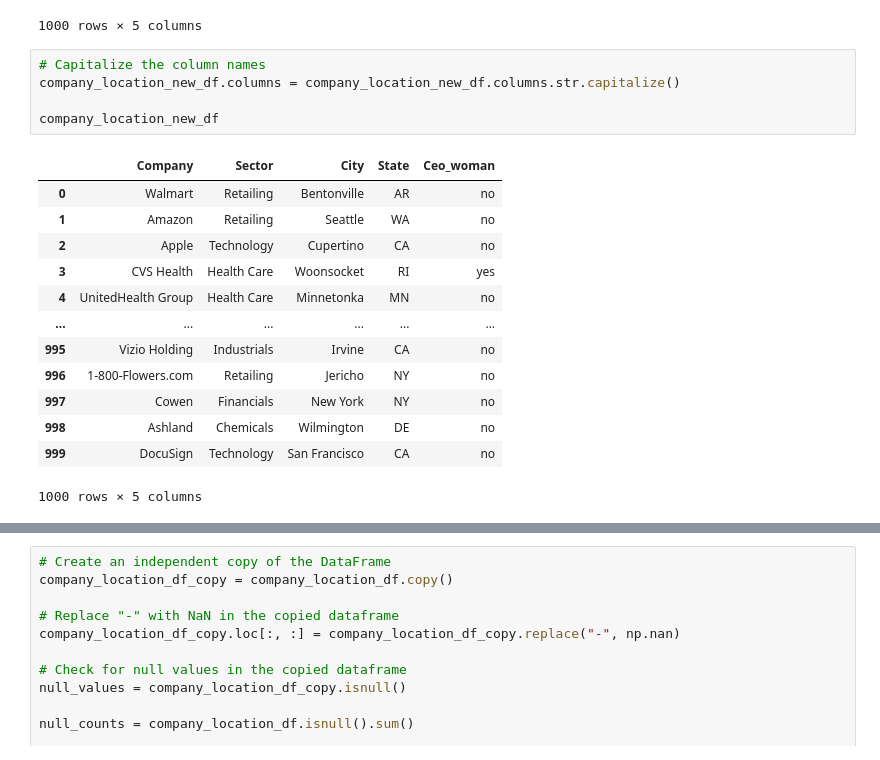
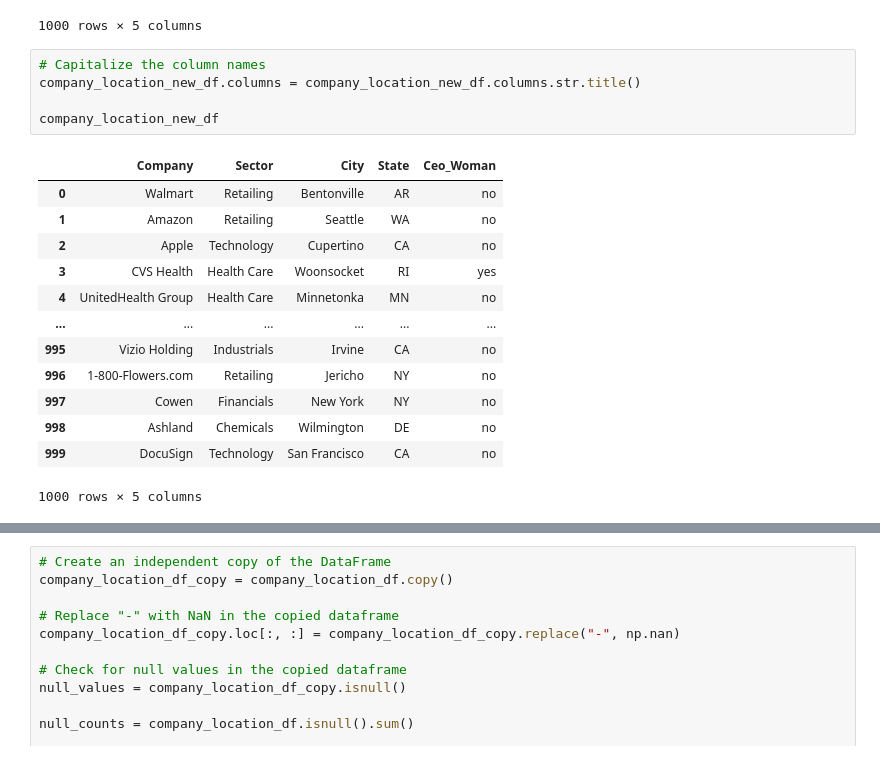
Before and after one commit to jannatulhashi/Exploring-Insights-from-the-Largest-US-Companies, a Jupyter notebook: Data Cleaning.ipynb, the cells around one changed output, grey strips where cells are left out. Saved outputs shown, nothing was run; the diff lists cells and outputs as text.

```diff
--- a/Data Cleaning.ipynb
+++ b/Data Cleaning.ipynb
@@ -273,11 +275,11 @@ company_location_new_df
 1000 rows × 5 columns
 # %%
 # Capitalize the column names
-company_location_new_df.columns = company_location_new_df.columns.str.capitalize()
+company_location_new_df.columns = company_location_new_df.columns.str.title()
 
 company_location_new_df
 # %% [output]
-|  | Company | Sector | City | State | Ceo_woman |
+|  | Company | Sector | City | State | Ceo_Woman |
 | 0 | Walmart | Retailing | Bentonville | AR | no |
 | 1 | Amazon | Retailing | Seattle | WA | no |
 | 2 | Apple | Technology | Cupertino | CA | no |
```
Also changed, not shown: parts of 13 cells of this notebook, 3 other files.
